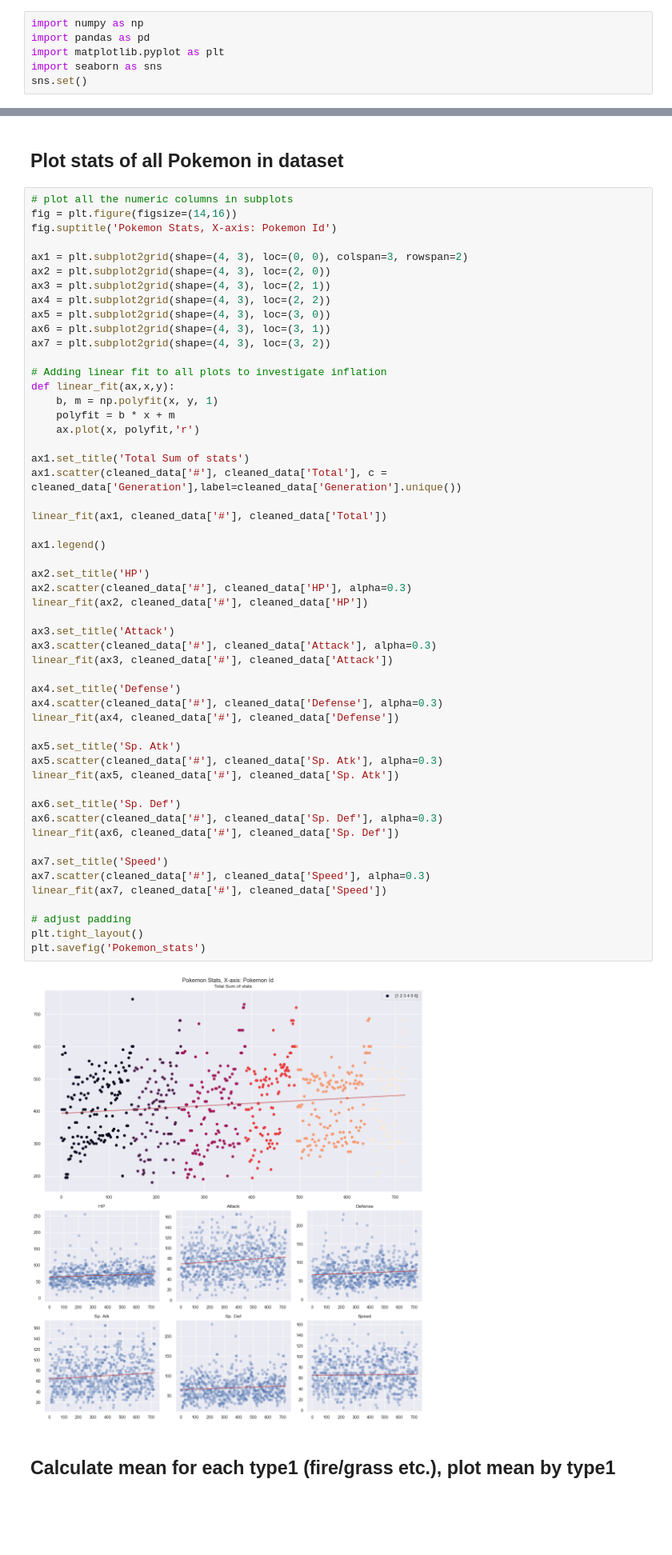
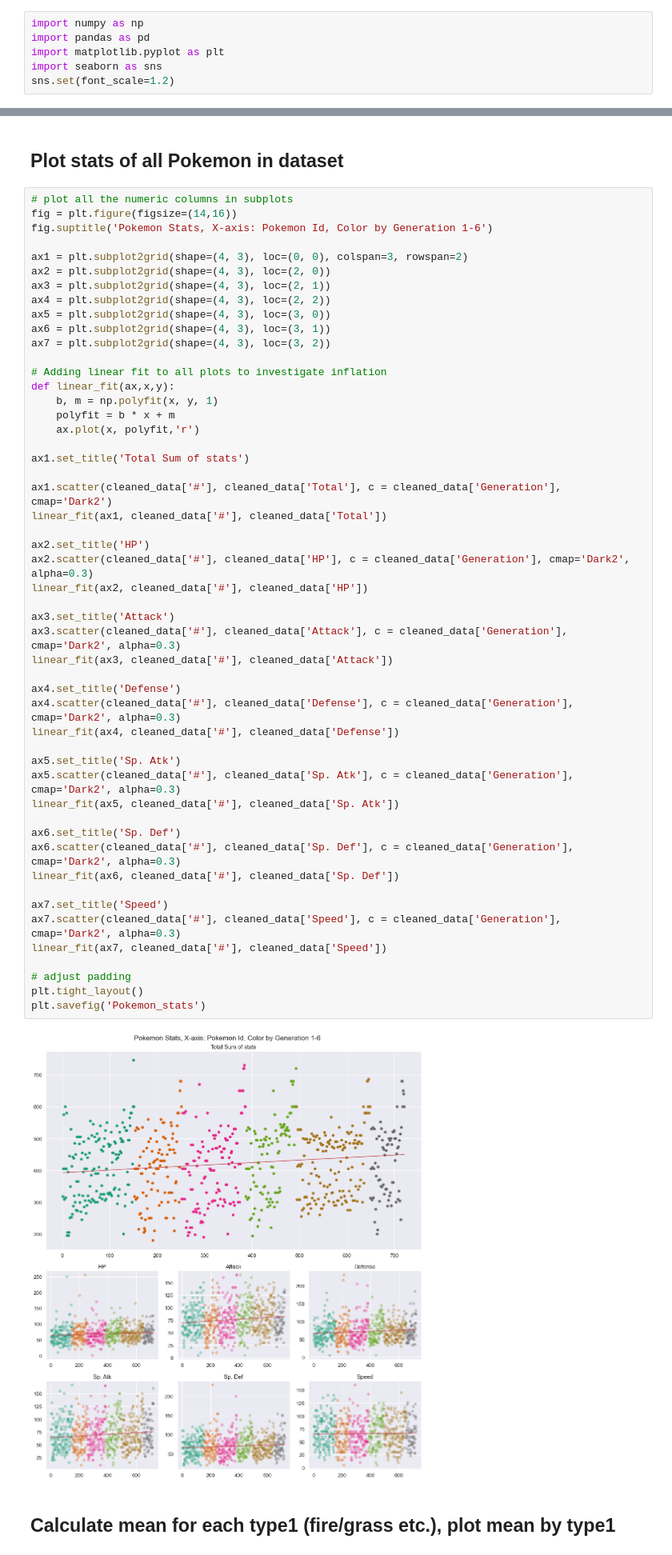
Before and after one commit to Alexander-Meldrum/pokemon_data, a Jupyter notebook: notebook_pokemon.ipynb, the cells around one changed output, grey strips where cells are left out. Shown at 80% size. Cells and saved outputs as stored; diff of their text form; blank space fills up the shorter version.

```diff
--- a/notebook_pokemon.ipynb
+++ b/notebook_pokemon.ipynb
@@ -13,7 +13,7 @@ import numpy as np
 import pandas as pd
 import matplotlib.pyplot as plt
 import seaborn as sns
-sns.set()
+sns.set(font_scale=1.2)
 # %% [markdown]
 ## Read data and inspect content
 # %%
@@ -88,7 +88,7 @@ cleaned_data.tail()
 # %%
 # plot all the numeric columns in subplots
 fig = plt.figure(figsize=(14,16))
-fig.suptitle('Pokemon Stats, X-axis: Pokemon Id')
+fig.suptitle('Pokemon Stats, X-axis: Pokemon Id, Color by Generation 1-6')
 
 ax1 = plt.subplot2grid(shape=(4, 3), loc=(0, 0), colspan=3, rowspan=2)
 ax2 = plt.subplot2grid(shape=(4, 3), loc=(2, 0))
@@ -103,43 +103,41 @@ def linear_fit(ax,x,y):
     b, m = np.polyfit(x, y, 1)
     polyfit = b * x + m
     ax.plot(x, polyfit,'r')
 
 ax1.set_title('Total Sum of stats')
-ax1.scatter(cleaned_data['#'], cleaned_data['Total'], c = cleaned_data['Generation'],label=cleaned_data['Generation'].unique())
 
+ax1.scatter(cleaned_data['#'], cleaned_data['Total'], c = cleaned_data['Generation'], cmap='Dark2')
 linear_fit(ax1, cleaned_data['#'], cleaned_data['Total'])
 
-ax1.legend()
-
 ax2.set_title('HP')
-ax2.scatter(cleaned_data['#'], cleaned_data['HP'], alpha=0.3)
+ax2.scatter(cleaned_data['#'], cleaned_data['HP'], c = cleaned_data['Generation'], cmap='Dark2', alpha=0.3)
 linear_fit(ax2, cleaned_data['#'], cleaned_data['HP'])
 
 ax3.set_title('Attack')
-ax3.scatter(cleaned_data['#'], cleaned_data['Attack'], alpha=0.3)
+ax3.scatter(cleaned_data['#'], cleaned_data['Attack'], c = cleaned_data['Generation'], cmap='Dark2', alpha=0.3)
 linear_fit(ax3, cleaned_data['#'], cleaned_data['Attack'])
 
 ax4.set_title('Defense')
-ax4.scatter(cleaned_data['#'], cleaned_data['Defense'], alpha=0.3)
+ax4.scatter(cleaned_data['#'], cleaned_data['Defense'], c = cleaned_data['Generation'], cmap='Dark2', alpha=0.3)
 linear_fit(ax4, cleaned_data['#'], cleaned_data['Defense'])
 
 ax5.set_title('Sp. Atk')
-ax5.scatter(cleaned_data['#'], cleaned_data['Sp. Atk'], alpha=0.3)
+ax5.scatter(cleaned_data['#'], cleaned_data['Sp. Atk'], c = cleaned_data['Generation'], cmap='Dark2', alpha=0.3)
 linear_fit(ax5, cleaned_data['#'], cleaned_data['Sp. Atk'])
 
 ax6.set_title('Sp. Def')
-ax6.scatter(cleaned_data['#'], cleaned_data['Sp. Def'], alpha=0.3)
+ax6.scatter(cleaned_data['#'], cleaned_data['Sp. Def'], c = cleaned_data['Generation'], cmap='Dark2', alpha=0.3)
 linear_fit(ax6, cleaned_data['#'], cleaned_data['Sp. Def'])
 
 ax7.set_title('Speed')
-ax7.scatter(cleaned_data['#'], cleaned_data['Speed'], alpha=0.3)
+ax7.scatter(cleaned_data['#'], cleaned_data['Speed'], c = cleaned_data['Generation'], cmap='Dark2', alpha=0.3)
 linear_fit(ax7, cleaned_data['#'], cleaned_data['Speed'])
 
 # adjust padding
 plt.tight_layout()
 plt.savefig('Pokemon_stats')
 # %% [output]
-[figure, old version]
+[figure, new version]
 # %% [markdown]
 ## Calculate mean for each type1 (fire/grass etc.), plot mean by type1
 # %%
```
Also changed, not shown: parts of 10 cells of this notebook, 5 other files.
